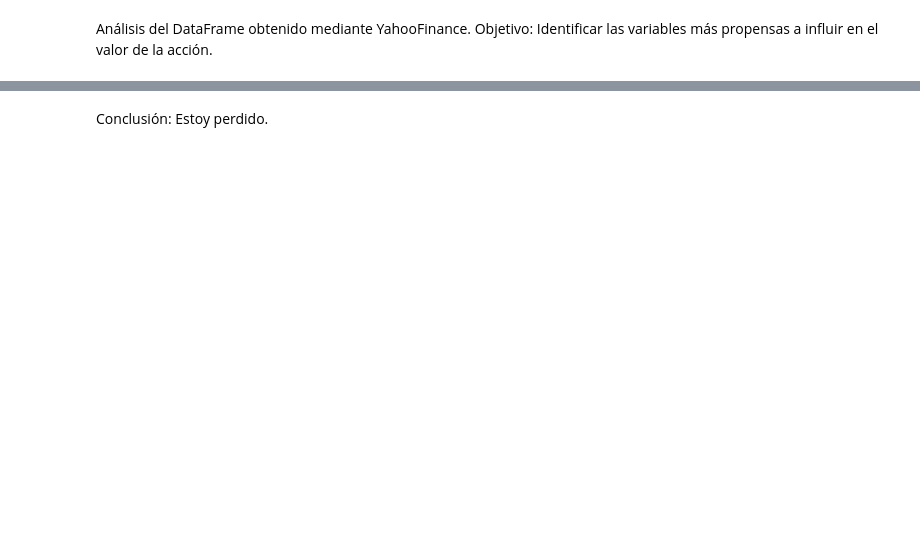
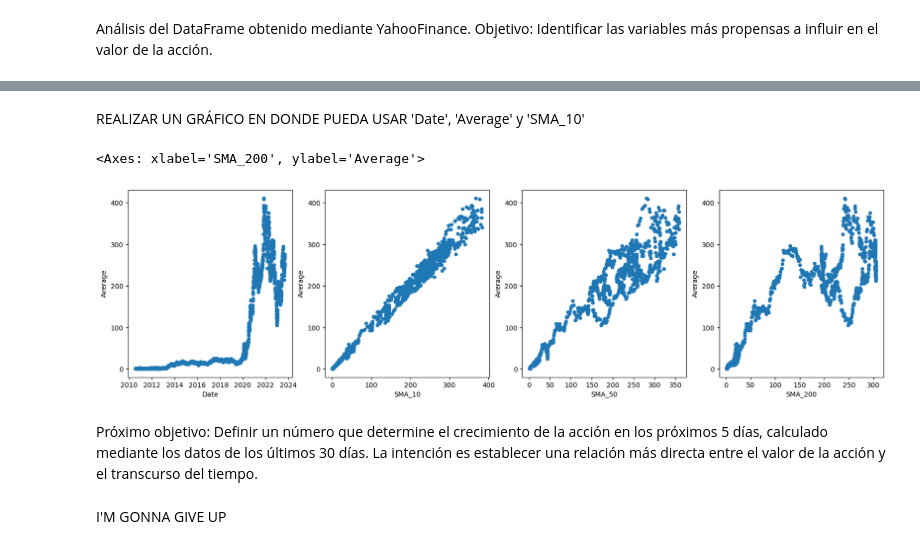
Before and after one commit to AgusMalfatto/LilMarcian, a Jupyter notebook: model_lstm/lstm.ipynb, the cells around one changed output, grey strips where cells are left out. Cells and saved outputs as stored; diff of their text form; code cells hidden in the pictures; blank space fills up the shorter version.

```diff
--- a/model_lstm/lstm.ipynb
+++ b/model_lstm/lstm.ipynb
@@ -19,9 +19,17 @@ df.head()
+# %%
+
+df['SMA_50'] = df['Close'].rolling(window=50).mean()
+df['SMA_200'] = df['Close'].rolling(window=200).mean()
 # %%
 import matplotlib.pyplot as plt
 # %%
 del(df["Volume"])
 # %%
 df['Average'] = df[['Open', 'High', 'Low', 'Open']].mean(axis=1)
+# %%
+df['Open_Close_Mean'] = df[['Open', 'Close']].mean(axis=1)
+# %%
+df['High_Low_Mean'] = df[['High', 'Low']].mean(axis=1)
 # %%
 # Tabla de correlación entre variables.
 df.corr()
@@ -30,2 +52,16 @@ corr.style.background_gradient()
-# %% [markdown]
-Conclusión: Estoy perdido.
+# %% [markdown]
+REALIZAR UN GRÁFICO EN DONDE PUEDA USAR 'Date', 'Average' y 'SMA_10'
+# %%
+fig, (ax1, ax2, ax3, ax4) = plt.subplots(nrows=1, ncols=4, figsize=(20, 5))
+
+df.plot.scatter(x="Date", y="Average", ax=ax1)
+df.plot.scatter(x="SMA_10", y="Average", ax=ax2)
+df.plot.scatter(x="SMA_50", y="Average", ax=ax3)
+df.plot.scatter(x="SMA_200", y="Average", ax=ax4)
+# %% [output]
+<Axes: xlabel='SMA_200', ylabel='Average'>
+[figure, added]
+# %% [markdown]
+Próximo objetivo: Definir un número que determine el crecimiento de la acción en los próximos 5 días, calculado mediante los datos de los últimos 30 días. La intención es establecer una relación  más directa entre el valor de la acción y el transcurso del tiempo.
+# %% [markdown]
+I'M GONNA GIVE UP
```
Also changed, not shown: parts of 3 cells of this notebook.
